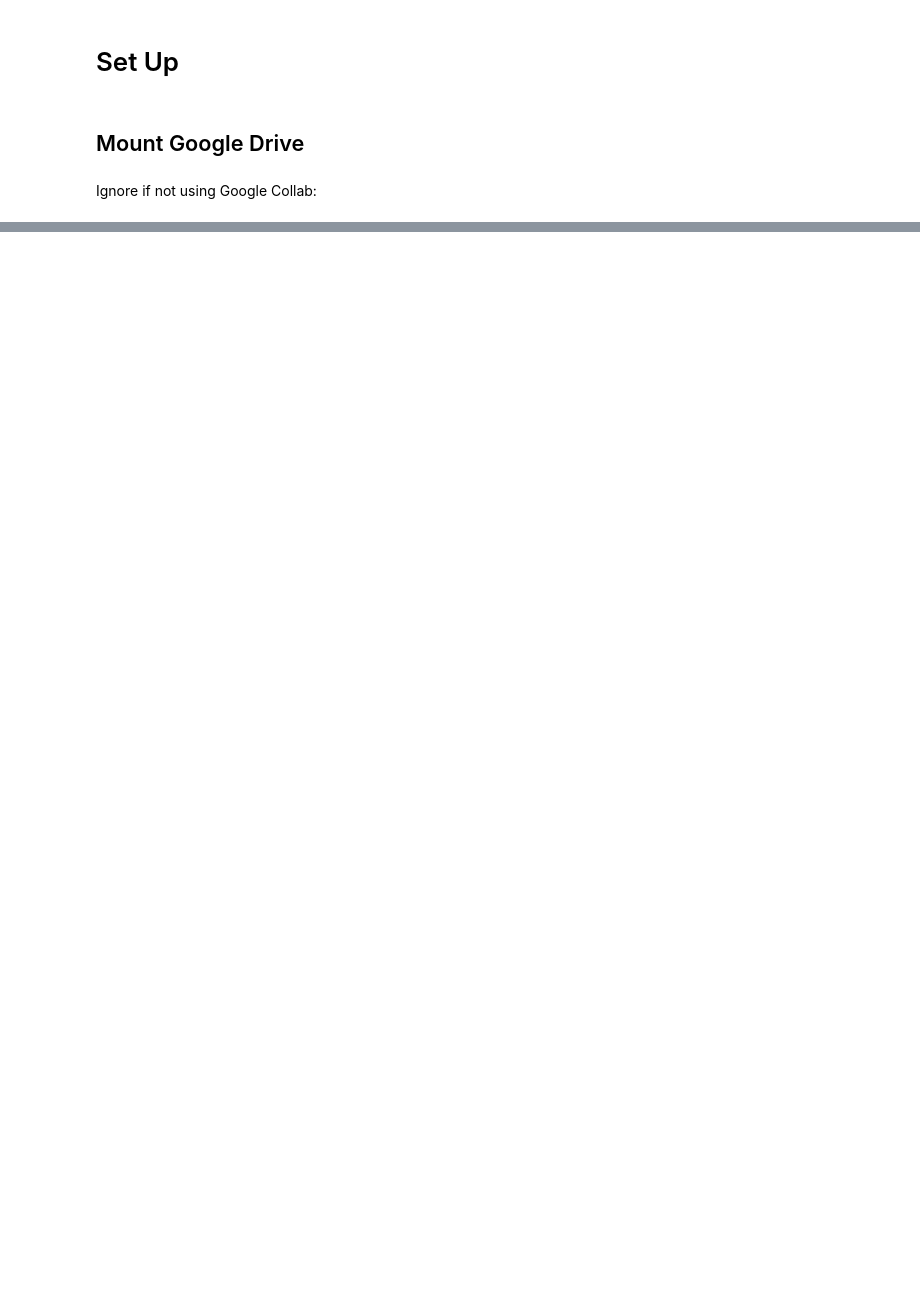
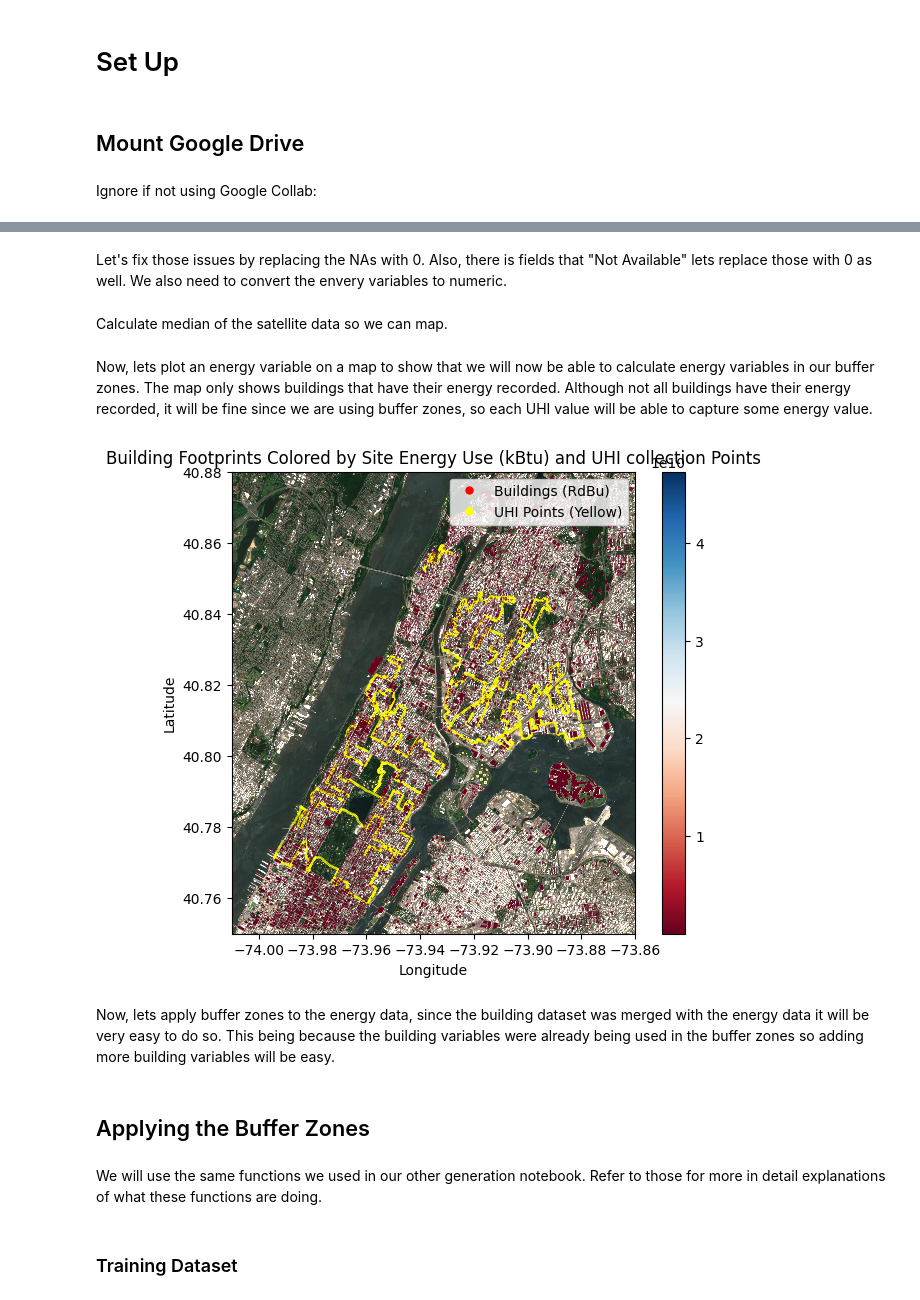
Before and after one commit to FranciscoLozCoding/cooling_with_code, a Jupyter notebook: 09_adding_energy_data.ipynb, the cells around one changed output, grey strips where cells are left out. Drawn from its saved outputs; the diff is of its cells as text; code cells hidden in the pictures; blank space fills up the shorter version.

Commit message:
finished notebook just need to run

```diff
--- a/09_adding_energy_data.ipynb
+++ b/09_adding_energy_data.ipynb
@@ -67,0 +112,4 @@ import os
+# %%
+# Load the file
+energy_csv_file = "data/nyc_energy_water_performance.csv"
+energy_df = pd.read_csv(energy_csv_file)
@@ -67,0 +156,4 @@ import os
+# %%
+# Load the Building Footprints
+building_csv_file = "data/Building_Footprints_With_Add_Attr.csv"
+buildings_gdf = load_building_footprints_csv(building_csv_file)
@@ -67,0 +186,7 @@ import os
+# %%
+# Ensure both columns are strings for a proper merge
+buildings_gdf["MPLUTO_BBL"] = buildings_gdf["MPLUTO_BBL"].astype(str)
+energy_df["NYC Borough, Block and Lot (BBL)"] = energy_df["NYC Borough, Block and Lot (BBL)"].astype(str)
+
+# Perform a left join to keep only records from buildings_gdf
+merged_gdf = buildings_gdf.merge(energy_df, left_on="MPLUTO_BBL", right_on="NYC Borough, Block and Lot (BBL)", how="left")
@@ -67,0 +200,2 @@ import os
+# %% [markdown]
+Let's fix those issues by replacing the NAs with 0. Also, there is fields that "Not Available" lets replace those with 0 as well. We also need to convert the envery variables to numeric.
@@ -67,0 +236,2 @@ import os
+# %% [markdown]
+Calculate median of the satellite data so we can map.
@@ -67,0 +271,61 @@ import os
+# %% [markdown]
+Now, lets plot an energy variable on a map to show that we will now be able to calculate energy variables in our buffer zones. The map only shows buildings that have their energy recorded. Although not all buildings have their energy recorded, it will be fine since we are using buffer zones, so each UHI value will be able to capture some energy value.
+# %%
+#csv path for target variable
+csv_path = "data/Training_data_uhi_index.csv"
+
+# Read the Excel file using pandas
+uhi_df = pd.read_csv(csv_path)
+
+# Create a geometry column from the Longitude and Latitude columns
+uhi_df['geometry'] = uhi_df.apply(lambda row: Point(row['Longitude'], row['Latitude']), axis=1)
+
+# Convert the DataFrame into a GeoDataFrame with EPSG:4326 (WGS84)
+uhi_gdf = gpd.GeoDataFrame(uhi_df, geometry='geometry', crs='EPSG:4326')
+
+# Create a figure and axis
+fig, ax = plt.subplots(figsize=(7, 6))
+
+# Plot the RGB composite as the base layer
+median[["B04", "B03", "B02"]].to_array().plot.imshow(ax=ax, robust=True, vmin=0, vmax=2500)
+
+# Plot the points, using UHI Index for the color mapping
+uhi_gdf.plot(
+    ax=ax,
+    marker='.',
+    color='yellow',
+    legend=True,
+    markersize=0.2
+)
+
+# Overlay the building footprints, coloring by "Site Energy Use (kBtu)"
+# Using a colormap to visualize energy intensity
+merged_gdf[merged_gdf["Site_Energy_Use_kBtu"] > 0].plot( ax=ax, cmap="RdBu", column="Site_Energy_Use_kBtu", legend=True)
+
+# Create custom legend handles.
+# UHI points handle: yellow dot.
+uhi_handle = mlines.Line2D([], [], color='yellow', marker='.', linestyle='None', markersize=10, label='UHI Points (Yellow)')
+
+# energy handle: sample a representative color from the colormap.
+energy_handle = mlines.Line2D([], [], color='red', marker='.', linestyle='None', markersize=10, label='Buildings (RdBu)')
+
+# Add the custom legend to the axis.
+ax.legend(handles=[energy_handle, uhi_handle], loc='upper right')
+
+
+# Add labels and title
+ax.set_title("Building Footprints Colored by Site Energy Use (kBtu) and UHI collection Points")
+ax.set_xlabel("Longitude")
+ax.set_ylabel("Latitude")
+
+plt.show()
+# %% [output]
+[figure, added]
+# %% [markdown]
+Now, lets apply buffer zones to the energy data, since the building dataset was merged with the energy data it will be very easy to do so. This being because the building variables were already being used in the buffer zones so adding more building variables will be easy.
+# %% [markdown]
+## Applying the Buffer Zones
+# %% [markdown]
+We will use the same functions we used in our other generation notebook. Refer to those for more in detail explanations of what these functions are doing.
+# %% [markdown]
+### Training Dataset
```
Also changed, not shown: parts of 40 cells of this notebook.
